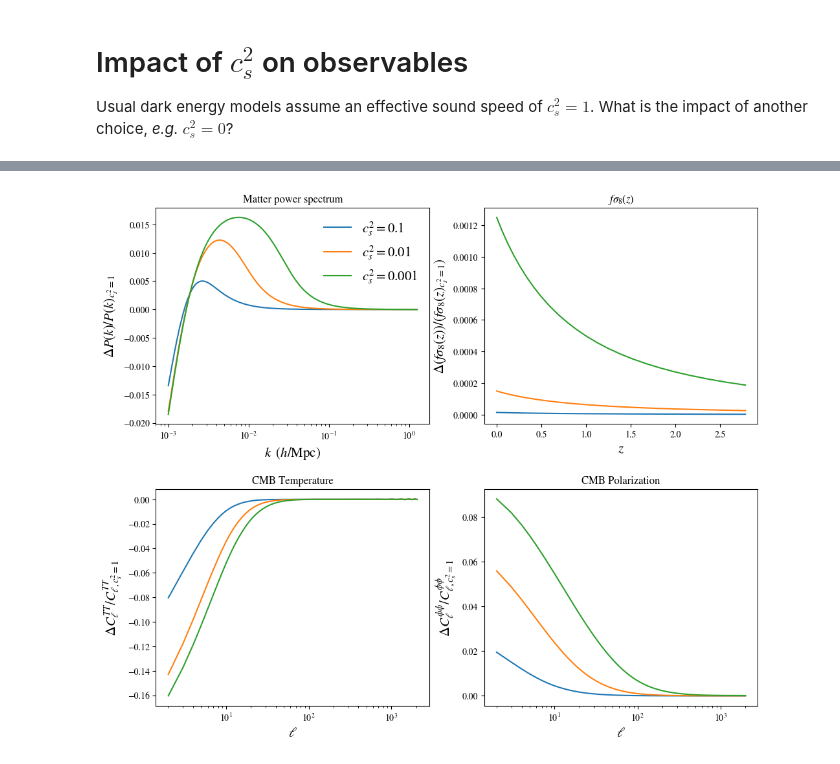
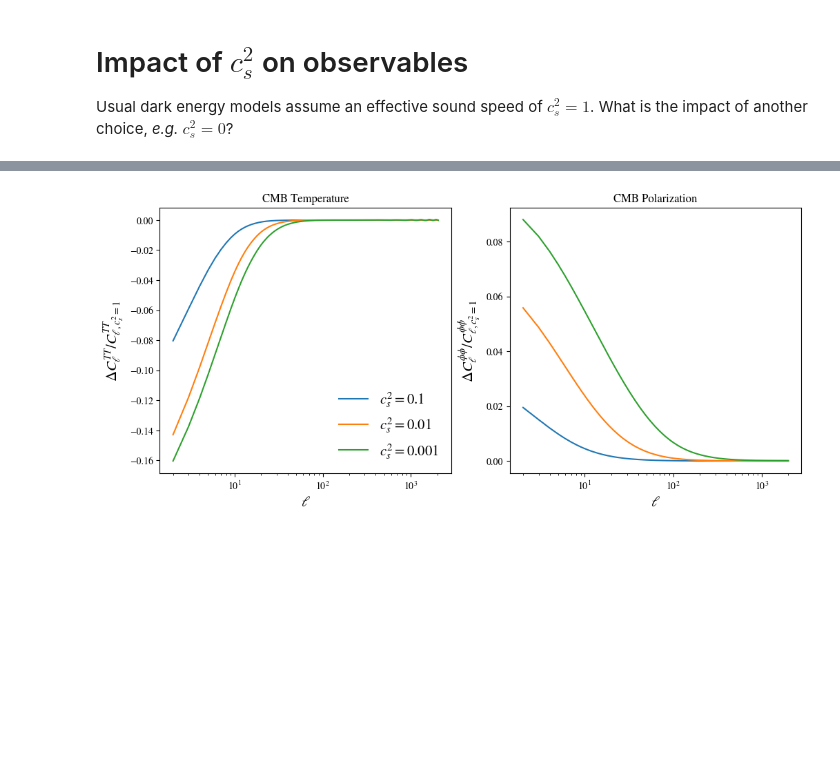
Before and after one commit to joaoreboucas1/cs2-project, a Jupyter notebook: analysis/cs2_impact.ipynb, the cells around one changed output, grey strips where cells are left out. Cells and saved outputs as stored; diff of their text form; code cells hidden in the pictures; blank space fills up the shorter version.

Commit message:
Updating plots

```diff
--- a/analysis/cs2_impact.ipynb
+++ b/analysis/cs2_impact.ipynb
@@ -21,7 +21,7 @@ ns = 0.96
 tau = 0.07
 
 dark_energy_types = ["desi_pp_mean", "wcdm"]
-dark_energy_type = "desi_pp_mean"
+dark_energy_type = "wcdm"
 
 if dark_energy_type == "desi_pp_mean":
     # DESI DR2 BAO + CMB + Pantheon+ mean
@@ -29,7 +29,7 @@ if dark_energy_type == "desi_pp_mean":
     wa = -0.62
 elif dark_energy_type == "wcdm":
     w0 = -0.8
-    wa = 1e-3
+    wa = 0
 else:
     raise Exception(f"Unsupported dark_energy_type {dark_energy_type}; supported values are {dark_energy_types}.")
 
@@ -157,13 +126,0 @@ plt.savefig("cs2_impact_cl_phiphi.pdf")
-# %%
-# Plot CMB C_\ell^TT
-ells = np.arange(2051)
-for case in cases:
-    if case["name"] == "quint": continue
-    plt.semilogx(ells, data[case["name"]]["cl_tt"]/data["quint"]["cl_tt"] - 1, label=case["label"])
-
-plt.xlabel(r"$\ell$", fontsize=15)
-plt.ylabel(r"$\Delta C_\ell^{TT}/C_{\ell, c_s^2=1}^{TT}$", fontsize=15)
-plt.xlim([2, 500])
-plt.legend()
-plt.title("Impact of $c_s^2$ on CMB TT")
-plt.savefig("cs2_impact_cl_tt.pdf")
@@ -172,28 +127,21 @@ plt.savefig("cs2_impact_cl_tt.pdf")
 # %%
 # Plot all
-fig, axs = plt.subplots(2, 2, figsize=(12, 10), gridspec_kw={'hspace': 0.3})
+fig, axs = plt.subplots(1, 2, figsize=(12, 5), gridspec_kw={'hspace': 0.3})
 ells_tt = np.arange(2051)
 ells_pp = np.arange(2001)
 for case in cases:
     if case["name"] == "quint": continue
-    axs[0, 0].semilogx(ks, data[case["name"]]["P_lin"]/data["quint"]["P_lin"] - 1, label=case["label"])
-    axs[0, 1].plot(redshifts[redshifts < 3], data[case["name"]]["fsigma8"][redshifts < 3]/data["quint"]["fsigma8"][redshifts < 3] - 1, label=case["label"])
-    axs[1, 0].semilogx(ells_tt, data[case["name"]]["cl_tt"]/data["quint"]["cl_tt"] - 1, label=case["label"])
-    axs[1, 1].semilogx(ells_pp, data[case["name"]]["cl_pp"]/data["quint"]["cl_pp"] - 1, label=case["label"])
+    axs[0].semilogx(ells_tt, data[case["name"]]["cl_tt"]/data["quint"]["cl_tt"] - 1, label=case["label"])
+    axs[1].semilogx(ells_pp, data[case["name"]]["cl_pp"]/data["quint"]["cl_pp"] - 1, label=case["label"])
 
-axs[0, 0].set_title("Matter power spectrum")
-axs[0, 0].set_xlabel("$k \\;\\; (h/\\mathrm{Mpc})$", fontsize=15)
-axs[0, 0].set_ylabel("$\Delta P(k)/P(k)_{c_s^2 = 1}$", fontsize=15)
-axs[0, 1].set_title("$f\\sigma_8(z)$")
-axs[0, 1].set_xlabel("$z$", fontsize=15)
-axs[0, 1].set_ylabel(r"$\Delta(f\sigma_8(z))/(f\sigma_8(z)_{c_s^2=1})$", fontsize=15)
-axs[1, 0].set_title("CMB Temperature")
-axs[1, 0].set_xlabel(r"$\ell$", fontsize=15)
-axs[1, 0].set_ylabel(r"$\Delta C_\ell^{TT}/C_{\ell, c_s^2=1}^{TT}$", fontsize=15)
-axs[1, 1].set_title("CMB Polarization")
-axs[1, 1].set_xlabel(r"$\ell$", fontsize=15)
-axs[1, 1].set_ylabel(r"$\Delta C_\ell^{\phi\phi}/C_{\ell, c_s^2=1}^{\phi\phi}$", fontsize=15)
-axs[0, 0].legend(fontsize=15)
-plt.savefig("cs2_impact_all.pdf")
+
+axs[0].set_title("CMB Temperature")
+axs[0].set_xlabel(r"$\ell$", fontsize=15)
+axs[0].set_ylabel(r"$\Delta C_\ell^{TT}/C_{\ell, c_s^2=1}^{TT}$", fontsize=15)
+axs[1].set_title("CMB Polarization")
+axs[1].set_xlabel(r"$\ell$", fontsize=15)
+axs[1].set_ylabel(r"$\Delta C_\ell^{\phi\phi}/C_{\ell, c_s^2=1}^{\phi\phi}$", fontsize=15)
+axs[0].legend(fontsize=15)
+plt.savefig("plots/cs2_impact_cmb.pdf")
 # %% [output]
-[figure, old version]
+[figure, new version]
```
Also changed, not shown: parts of 7 cells of this notebook, 5 other files.
